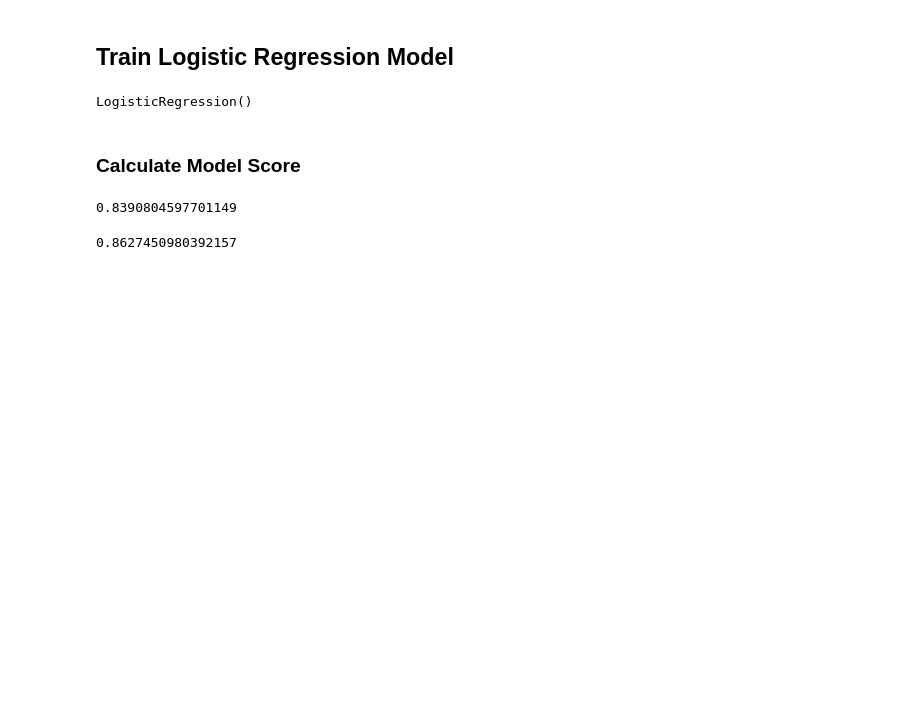
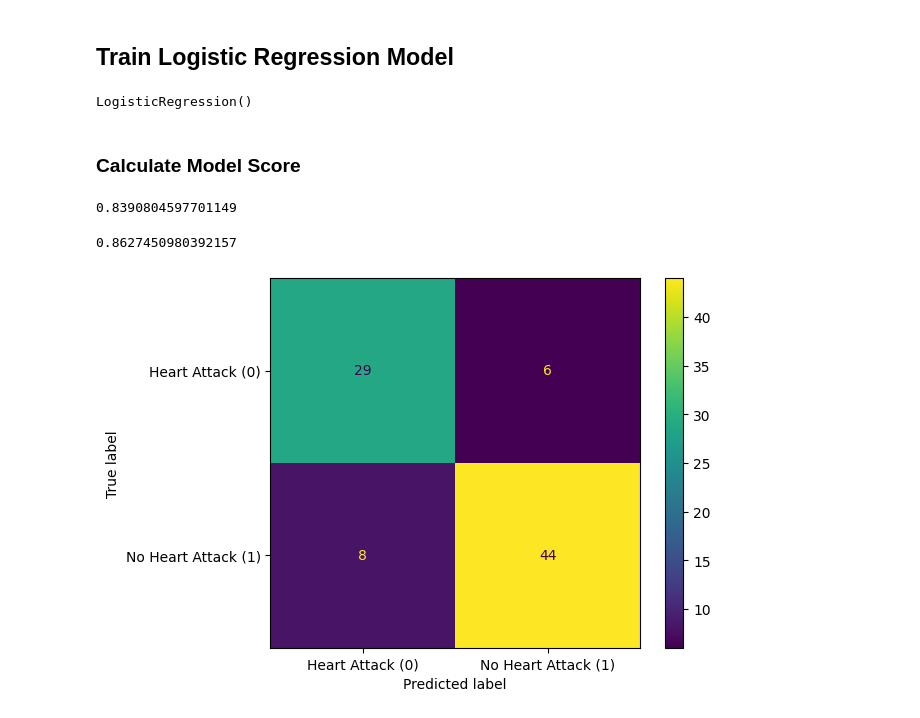
Before and after one commit to haadijafari/Jadi_ML, a Jupyter notebook: Projects/02. Classification/heart.ipynb, the cells around one changed output. Saved outputs shown, nothing was run; the diff lists cells and outputs as text; code cells hidden in the pictures; blank space fills up the shorter version.

Commit message:
[FIX] Add Confusion Matrix

```diff
--- a/Projects/02. Classification/heart.ipynb
+++ b/Projects/02. Classification/heart.ipynb
@@ -197,3 +197,13 @@ y_hat = model.predict(x_test_scaled)
 f1_score(y_hat, test['output'])
 # %% [output]
 0.8627450980392157
+# %%
+# Calculate evaluation metrics
+confusion_mtrx = confusion_matrix(test['output'], y_hat)
+cm_display = ConfusionMatrixDisplay(confusion_matrix = confusion_mtrx,
+                                    display_labels = ['Heart Attack (0)', 'No Heart Attack (1)'])
+
+cm_display.plot()
+plt.show()
+# %% [output]
+[figure, added]
```
Also changed, not shown: parts of 1 cell of this notebook.
